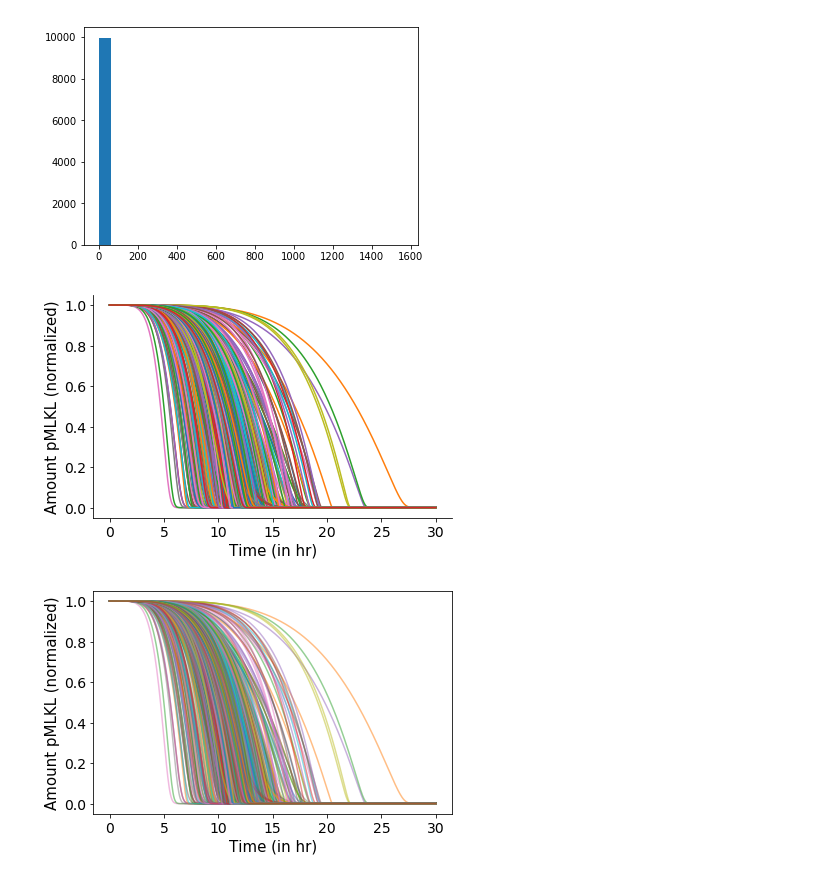
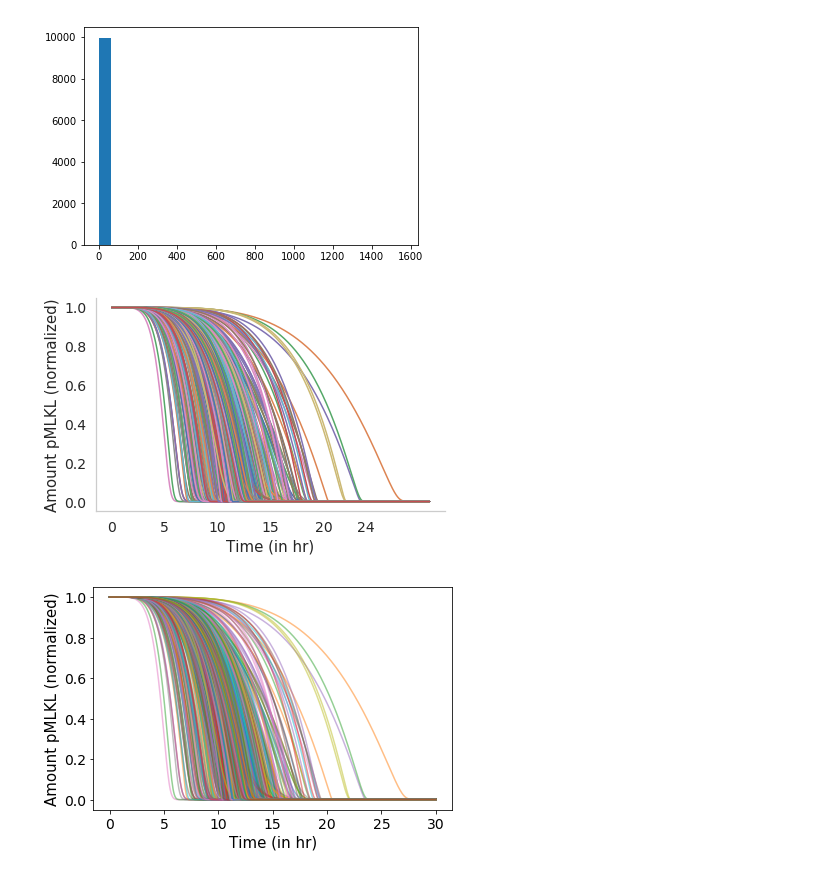
Before and after one commit to LoLab-MSM/NERM, a Jupyter notebook: model_analysis/nerm_allclus_survivalfits_pmlkl.ipynb, the cells around one changed output. Cells and saved outputs as stored; diff of their text form; code cells hidden in the pictures.

```diff
--- a/model_analysis/nerm_allclus_survivalfits_pmlkl.ipynb
+++ b/model_analysis/nerm_allclus_survivalfits_pmlkl.ipynb
@@ -32,4 +33,4 @@ clus2_100 = np.load('../necro_pars10k_cluster2_5720_mod.npy')
 clus3_100 = np.load('../necro_pars10k_cluster3_5720_mod.npy')
 pars = np.load('../necro_pars10k_allclusmod.npy')
 # %%
-tspan = np.linspace(0, 1800, 500)
+tspan = np.linspace(0, 1440, 500)
@@ -48,9 +54,9 @@ CYLD_obs2 = wtclus1.observable(o.CYLD(brip=None, btraf = None))
 CYLD_obs3 = wtclus01.observable(o.CYLD(brip=None, btraf = None))
 # %%
 solverwt100 = ScipyOdeSimulator(model, tspan=tspan, verbose = True)
-wtclus100 = solverwt100.run(param_values=clus0_100, num_processors = 20)
+wtclus100 = solverwt100.run(param_values=mode1_100, num_processors = 20)
 # wtclus0.save('h5files5720/pydyno_s36prod_5k_5620_100tnf_cluster0pars_72hrwt.h5',include_obs_exprs = True)
-c0df100wt100 = wtclus100.dataframe
+m1df100wt100 = wtclus100.dataframe
 # %% [output]
 2021-11-15 13:49:30.476 - pysb.simulator.scipyode - DEBUG - [model_files.nerm] Simulator created
 2021-11-15 13:49:31.243 - pysb.simulator.scipyode - DEBUG - [model_files.nerm] Equation mode set to "cython"
@@ -222,26 +228,24 @@ clus 58.39674201442602
 # %%
 fig, ax = plt.subplots()
 for n in range(len(clus0_100)):
     plt.plot(tspan/60, 1-(c0df100wt100.loc[n]['MLKLa_obs'].iloc[:]/5544), lw=1.5,
              zorder = 1)
 plt.xlabel("Time (in hr)", fontsize=15)
 plt.ylabel("Amount pMLKL (normalized)", fontsize=15)
 # plt.xlim(xmin = 0, xmax = 24)
 plt.xticks(fontsize=14)
 plt.yticks(fontsize=14)
 right_side = ax.spines["right"]
 right_side.set_visible(False)
 top = ax.spines["top"]
 top.set_visible(False)
-# plt.spines['top'].set_visible(False)
-# ax.spines['right'].set_visible(False)
-# ax.spines['bottom'].set_visible(False)
-# ax.spines['left'].set_visible(False)
+ax.set_xticks([0, 5, 10, 15, 20, 24])
+ax.grid(False)
 plt.tight_layout()
 # plt.savefig('pmlkl_allpars_clus0_tnf100_noframe.pdf')
 plt.show()
 # %% [output]
-[figure, old version]
+[figure, new version]
 # %%
 fig, ax = plt.subplots()
 for n in range(len(clus0_100)):
```
Also changed, not shown: parts of 2 cells of this notebook, 10 other files.
